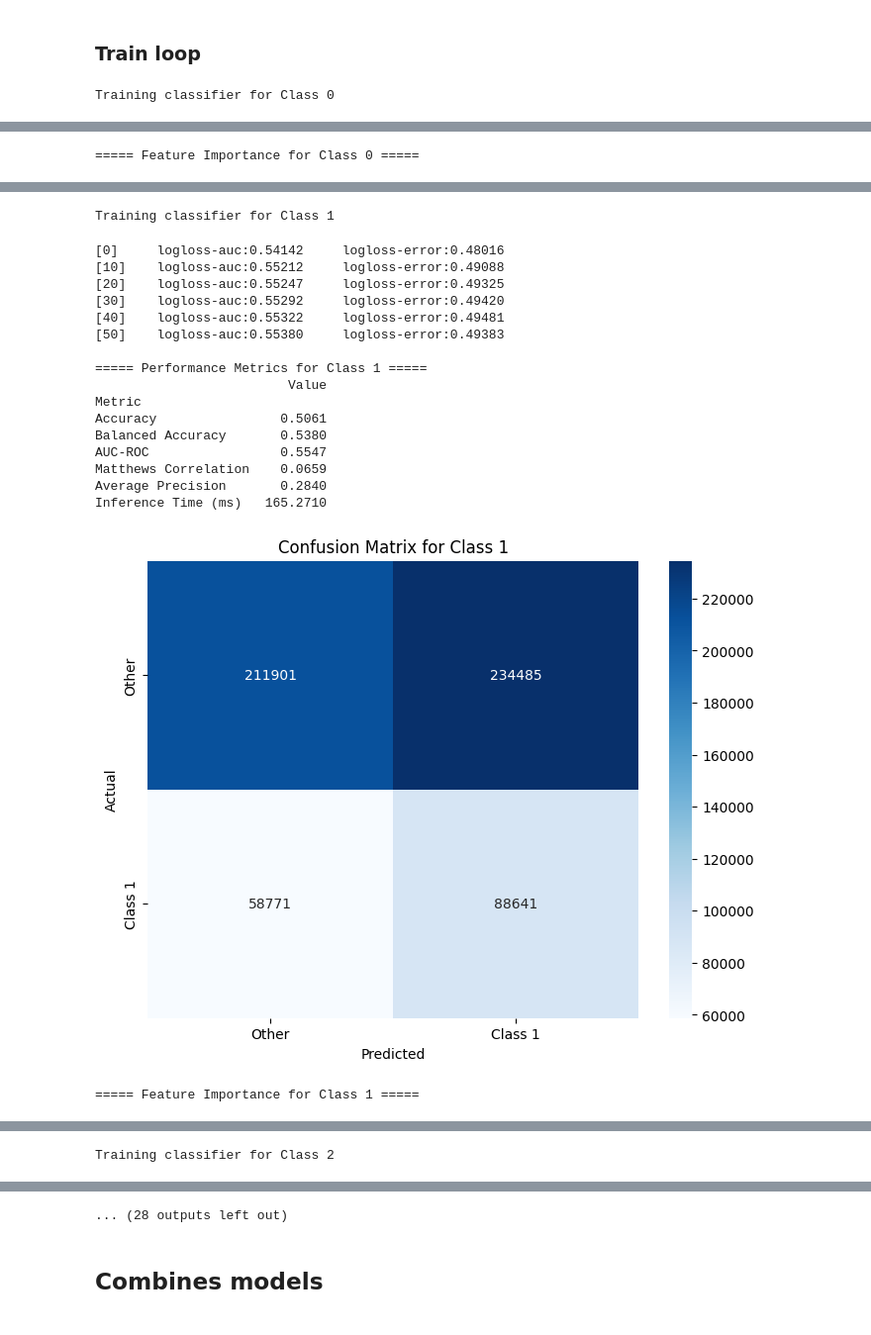
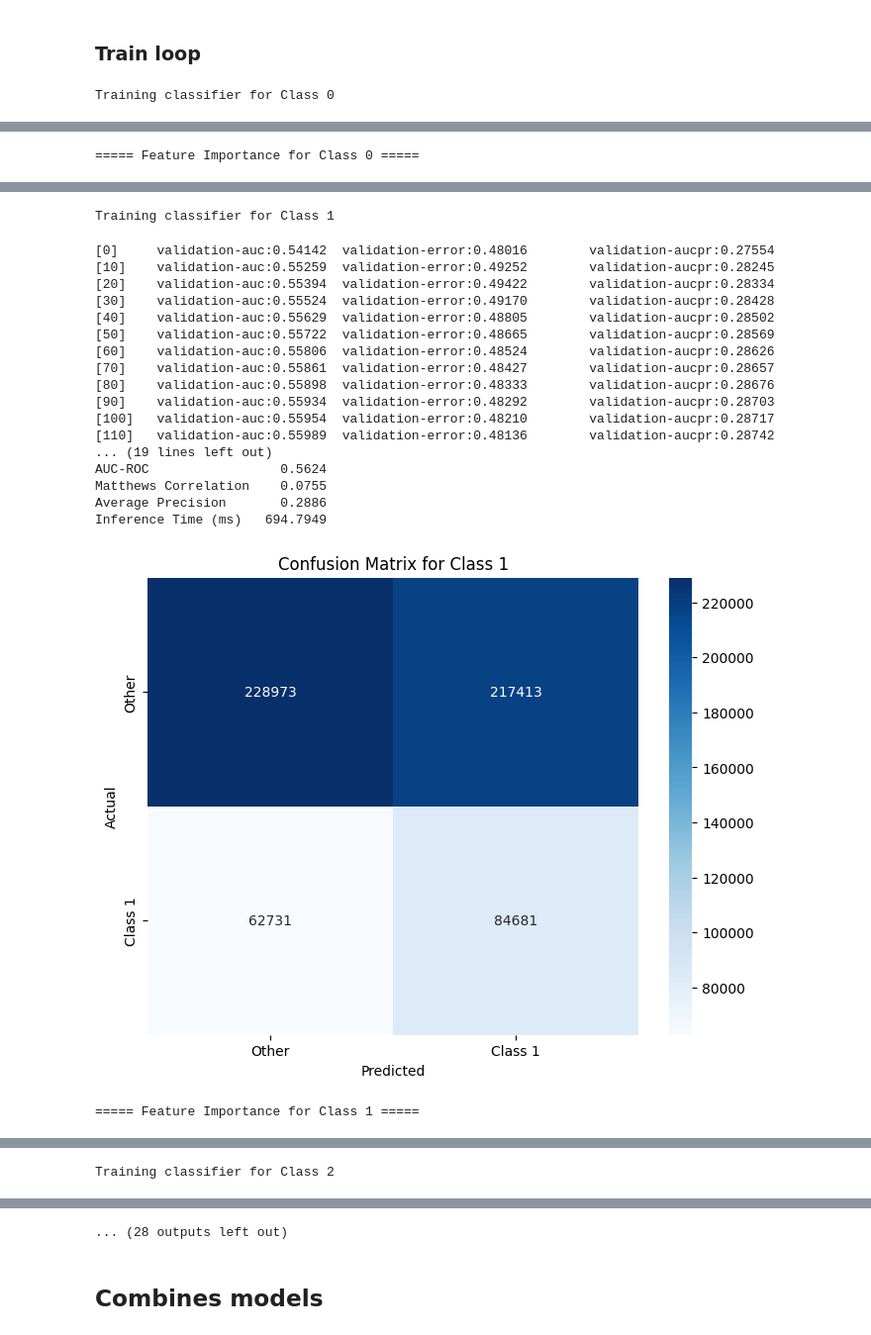
Before and after one commit to dvdbaggio/Contacts-Classification, a Jupyter notebook: contacts_prediction_ova.ipynb, the cells around one changed output, grey strips where cells are left out. Shown at 99% size. Cells and saved outputs as stored; diff of their text form; code cells hidden in the pictures.

```diff
--- a/contacts_prediction_ova.ipynb
+++ b/contacts_prediction_ova.ipynb
@@ -362,7 +362,7 @@ def evaluate_model(model, X_test, y_test, class_num, feature_names, selected_fea
 class_params = {
        0: {  # HBOND
             'max_depth': 8,             # Deeper trees to capture complex rules.
-            'learning_rate': 0.05,         # Slightly faster learning.
+            'learning_rate': 0.1,         # Slightly faster learning.
             'min_child_weight': 1,       # Allow splits even for small groups of samples.
             'subsample': 0.8,              # Use 80% of data per tree.
             'colsample_bytree': 0.8,       # Use 80% of features per tree.
@@ -372,7 +372,7 @@ class_params = {
         },
         1: {  # VDW
             'max_depth': 8,
-            'learning_rate': 0.02,
+            'learning_rate': 0.05,
             'min_child_weight': 1,
             'subsample': 0.8,
             'colsample_bytree': 0.8,
@@ -432,7 +432,7 @@ class_params = {
         },
         7: {  # Unclassified
             'max_depth': 8,             # Deeper trees to capture complex rules.
-            'learning_rate': 0.05,         # Slightly faster learning.
+            'learning_rate': 0.1,         # Slightly faster learning.
             'min_child_weight': 1,       # Allow splits even for small groups of samples.
             'subsample': 0.8,              # Use 80% of data per tree.
             'colsample_bytree': 0.8,       # Use 80% of features per tree.
@@ -472,7 +472,7 @@ for num_class in range(len(np.unique(y_train))):
         'device': 'cuda',
         'seed': 42,
         'objective': 'binary:logistic',
-        'eval_metric': ['auc', 'error'],
+        'eval_metric': ['auc', 'error', 'aucpr'],
         'max_delta_step': 1
     }
 
@@ -483,8 +483,8 @@ for num_class in range(len(np.unique(y_train))):
     model = xgb.train(
         params = params,
         dtrain=dtrain,
-        num_boost_round=10000,
-        evals=[(dval, 'logloss')],
+        num_boost_round=5000,
+        evals=[(dval, 'validation')],
         early_stopping_rounds=50,
         verbose_eval=10
     )
@@ -522,19 +522,20 @@ Inference Time (ms)   5722.4548
 Training classifier for Class 1
-[0]     logloss-auc:0.54142     logloss-error:0.48016
-[10]    logloss-auc:0.55212     logloss-error:0.49088
-[20]    logloss-auc:0.55247     logloss-error:0.49325
-[30]    logloss-auc:0.55292     logloss-error:0.49420
-[40]    logloss-auc:0.55322     logloss-error:0.49481
-[50]    logloss-auc:0.55380     logloss-error:0.49383
-
-===== Performance Metrics for Class 1 =====
-                         Value
-Metric
-Accuracy                0.5061
-Balanced Accuracy       0.5380
-AUC-ROC                 0.5547
-Matthews Correlation    0.0659
-Average Precision       0.2840
-Inference Time (ms)   165.2710
+[0]     validation-auc:0.54142  validation-error:0.48016        validation-aucpr:0.27554
+[10]    validation-auc:0.55259  validation-error:0.49252        validation-aucpr:0.28245
+[20]    validation-auc:0.55394  validation-error:0.49422        validation-aucpr:0.28334
+[30]    validation-auc:0.55524  validation-error:0.49170        validation-aucpr:0.28428
+[40]    validation-auc:0.55629  validation-error:0.48805        validation-aucpr:0.28502
+[50]    validation-auc:0.55722  validation-error:0.48665        validation-aucpr:0.28569
+[60]    validation-auc:0.55806  validation-error:0.48524        validation-aucpr:0.28626
+[70]    validation-auc:0.55861  validation-error:0.48427        validation-aucpr:0.28657
+[80]    validation-auc:0.55898  validation-error:0.48333        validation-aucpr:0.28676
+[90]    validation-auc:0.55934  validation-error:0.48292        validation-aucpr:0.28703
+[100]   validation-auc:0.55954  validation-error:0.48210        validation-aucpr:0.28717
+[110]   validation-auc:0.55989  validation-error:0.48136        validation-aucpr:0.28742
+... (19 lines left out)
+AUC-ROC                 0.5624
+Matthews Correlation    0.0755
+Average Precision       0.2886
+Inference Time (ms)   694.7949
-[figure, old version]
+[figure, new version]
 ===== Feature Importance for Class 1 =====
```
Also changed, not shown: parts of 7 cells of this notebook, 1 other file.
